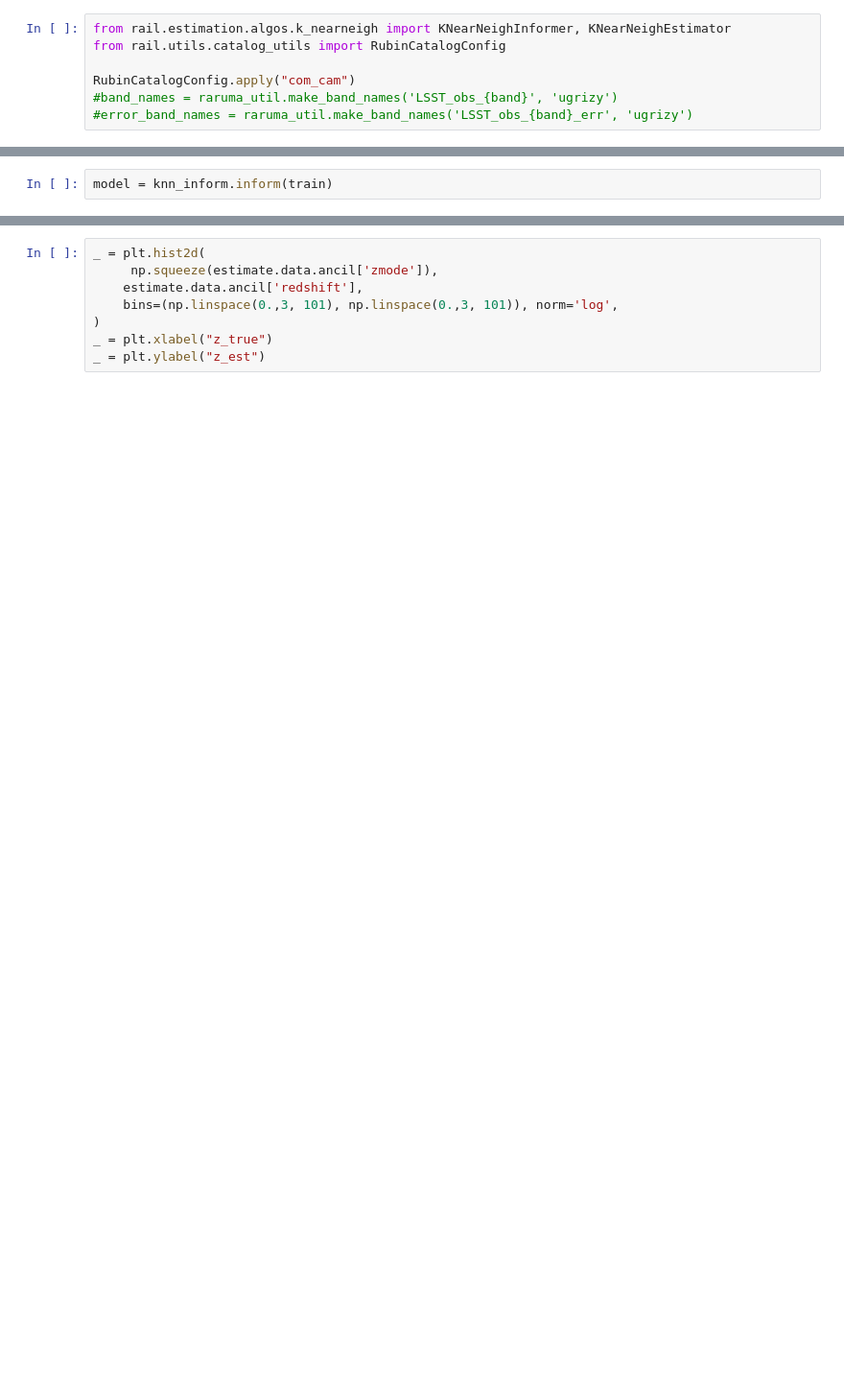
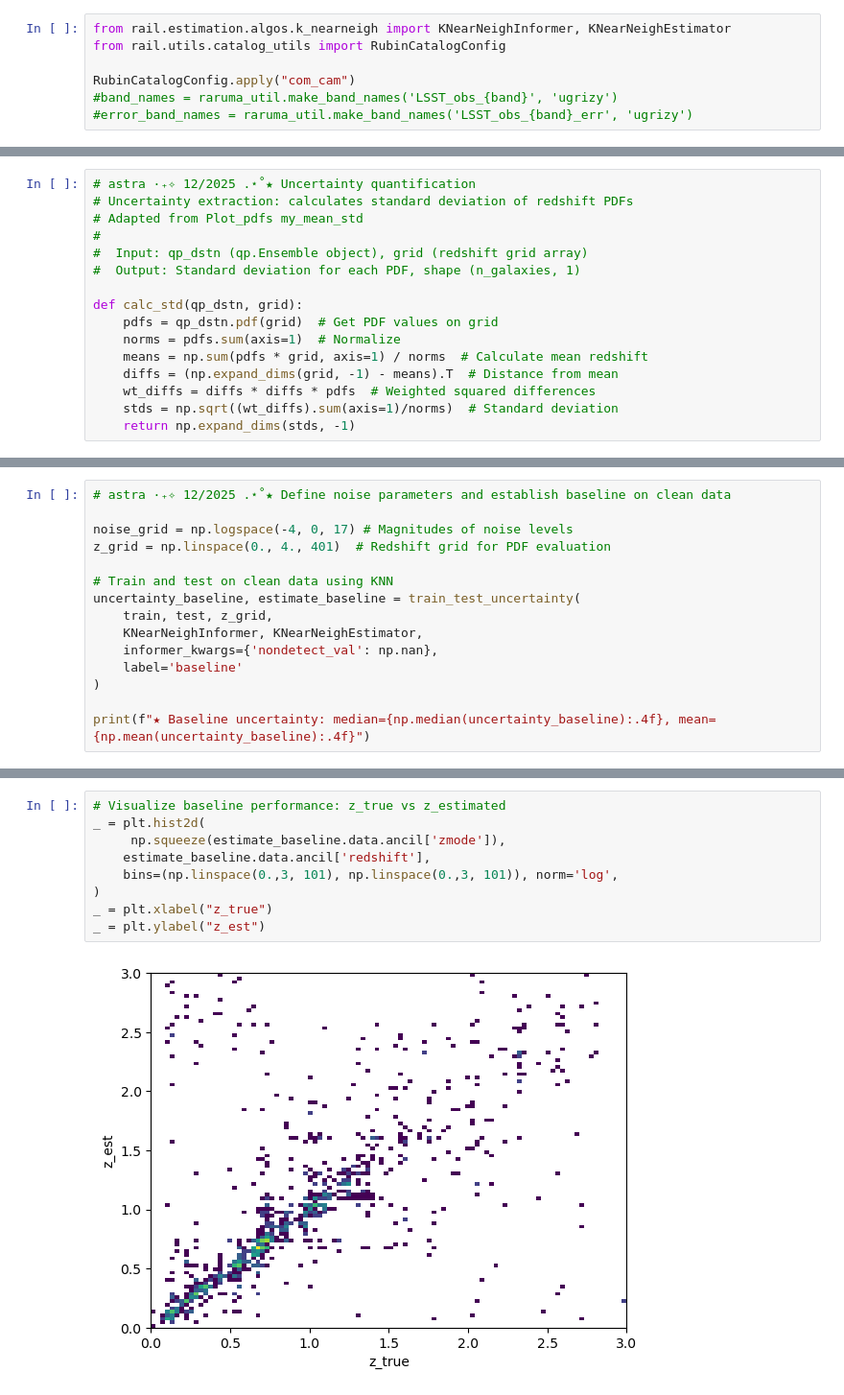
Before and after one commit to eacharles/rail_raruma, a Jupyter notebook: nb/Syst/Inform_Estimate.ipynb, the cells around one changed output, grey strips where cells are left out. Shown: that part at 96% size. Saved outputs shown, nothing was run; the diff lists cells and outputs as text; blank space fills up the shorter version.

```diff
--- a/nb/Syst/Inform_Estimate.ipynb
+++ b/nb/Syst/Inform_Estimate.ipynb
@@ -57 +60,17 @@ KNearNeighInformer.config_options.keys()
+# %%
+# astra ·₊✧ 12/2025 .⋆˚★ Uncertainty quantification
+# Uncertainty extraction: calculates standard deviation of redshift PDFs
+# Adapted from Plot_pdfs my_mean_std
+#
+#  Input: qp_dstn (qp.Ensemble object), grid (redshift grid array)
+#  Output: Standard deviation for each PDF, shape (n_galaxies, 1)
+
+def calc_std(qp_dstn, grid):
+    pdfs = qp_dstn.pdf(grid)  # Get PDF values on grid
+    norms = pdfs.sum(axis=1)  # Normalize
+    means = np.sum(pdfs * grid, axis=1) / norms  # Calculate mean redshift
+    diffs = (np.expand_dims(grid, -1) - means).T  # Distance from mean
+    wt_diffs = diffs * diffs * pdfs  # Weighted squared differences
+    stds = np.sqrt((wt_diffs).sum(axis=1)/norms)  # Standard deviation
+    return np.expand_dims(stds, -1)
 # %%
@@ -66,2 +181,0 @@ noisy_mags = raruma_admix.gaussian_noise(train_features, noise_levels=noise*np.o
-# %%
-model = knn_inform.inform(train)
@@ -71,0 +244,15 @@ estimate = knn_esimate.estimate(test)
+# %%
+# astra ·₊✧ 12/2025 .⋆˚★ Define noise parameters and establish baseline on clean data
+
+noise_grid = np.logspace(-4, 0, 17) # Magnitudes of noise levels
+z_grid = np.linspace(0., 4., 401)  # Redshift grid for PDF evaluation
+
+# Train and test on clean data using KNN
+uncertainty_baseline, estimate_baseline = train_test_uncertainty(
+    train, test, z_grid,
+    KNearNeighInformer, KNearNeighEstimator,
+    informer_kwargs={'nondetect_val': np.nan},
+    label='baseline'
+)
+
+print(f"★ Baseline uncertainty: median={np.median(uncertainty_baseline):.4f}, mean={np.mean(uncertainty_baseline):.4f}")
@@ -74,8 +529,11 @@ estimate.data.ancil
 # %%
+# Visualize baseline performance: z_true vs z_estimated
 _ = plt.hist2d(
-     np.squeeze(estimate.data.ancil['zmode']),
-    estimate.data.ancil['redshift'],
+     np.squeeze(estimate_baseline.data.ancil['zmode']),
+    estimate_baseline.data.ancil['redshift'],
     bins=(np.linspace(0.,3, 101), np.linspace(0.,3, 101)), norm='log',
 )
 _ = plt.xlabel("z_true")
 _ = plt.ylabel("z_est")
+# %% [output]
+[figure, added]
```
Also changed, not shown: parts of 24 cells of this notebook.
